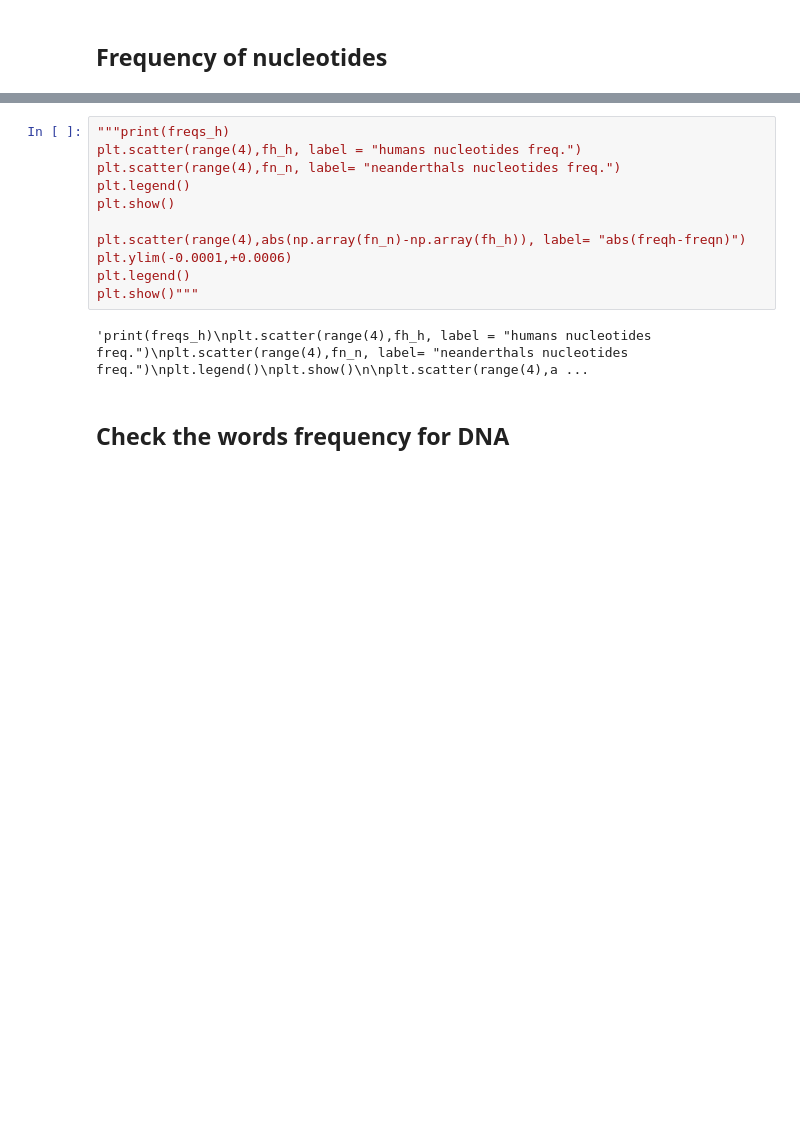
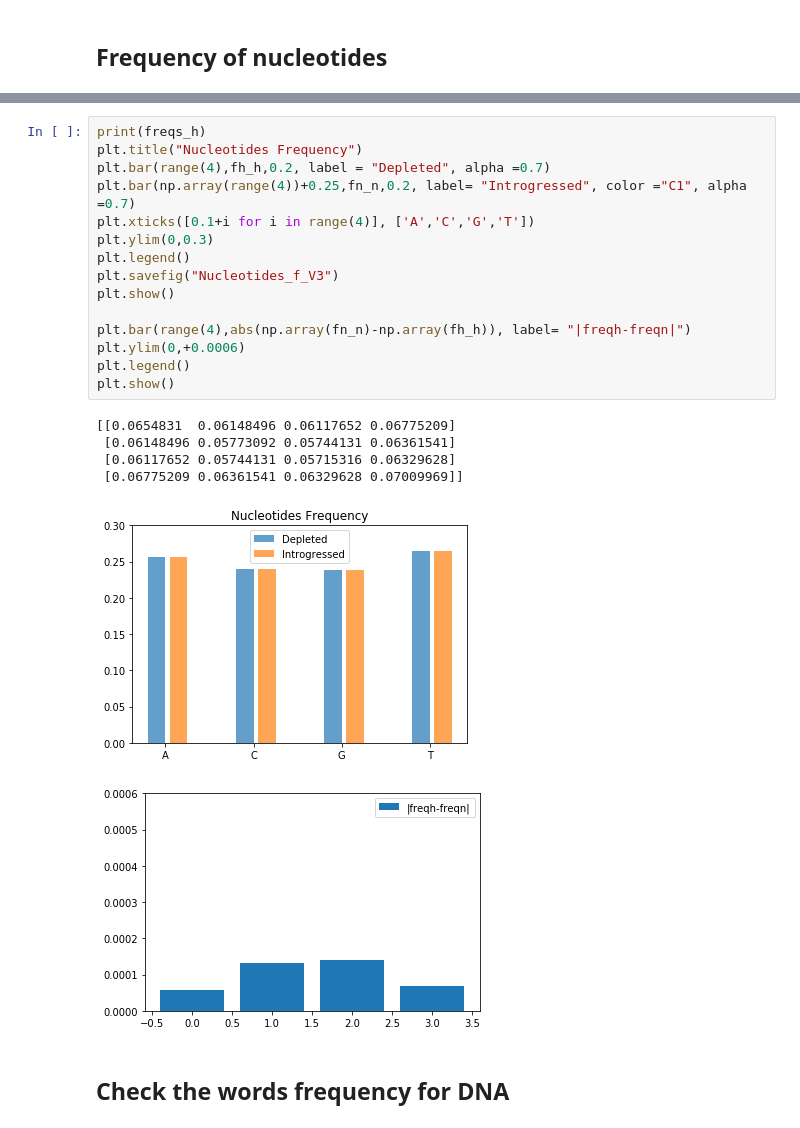
Before and after one commit to edoardospadetto/Ragu, a Jupyter notebook: DNA_FAKE_SEQ_V3.ipynb, the cells around one changed output, grey strips where cells are left out. Drawn from its saved outputs; the diff is of its cells as text; blank space fills up the shorter version.

```diff
--- a/DNA_FAKE_SEQ_V3.ipynb
+++ b/DNA_FAKE_SEQ_V3.ipynb
@@ -791,15 +777,24 @@ plt.show()"""
 # %%
-"""print(freqs_h)
-plt.scatter(range(4),fh_h, label = "humans nucleotides freq.")
-plt.scatter(range(4),fn_n, label= "neanderthals nucleotides freq.")
+print(freqs_h)
+plt.title("Nucleotides Frequency")
+plt.bar(range(4),fh_h,0.2, label = "Depleted", alpha =0.7)
+plt.bar(np.array(range(4))+0.25,fn_n,0.2, label= "Introgressed", color ="C1", alpha =0.7)
+plt.xticks([0.1+i for i in range(4)], ['A','C','G','T'])
+plt.ylim(0,0.3)
+plt.legend()
+plt.savefig("Nucleotides_f_V3")
+plt.show()
+
+plt.bar(range(4),abs(np.array(fn_n)-np.array(fh_h)), label= "|freqh-freqn|")
+plt.ylim(0,+0.0006)
 plt.legend()
 plt.show()
-
-plt.scatter(range(4),abs(np.array(fn_n)-np.array(fh_h)), label= "abs(freqh-freqn)")
-plt.ylim(-0.0001,+0.0006)
-plt.legend()
-plt.show()"""
 # %% [output]
-'print(freqs_h)\nplt.scatter(range(4),fh_h, label = "humans nucleotides freq.")\nplt.scatter(range(4),fn_n, label= "neanderthals nucleotides freq.")\nplt.legend()\nplt.show()\n\nplt.scatter(range(4),a ...
+[[0.0654831  0.06148496 0.06117652 0.06775209]
+ [0.06148496 0.05773092 0.05744131 0.06361541]
+ [0.06117652 0.05744131 0.05715316 0.06329628]
+ [0.06775209 0.06361541 0.06329628 0.07009969]]
+[figure, added]
+[figure, added]
 # %% [markdown]
 ## Check the words frequency for DNA
```
Also changed, not shown: parts of 22 cells of this notebook.
